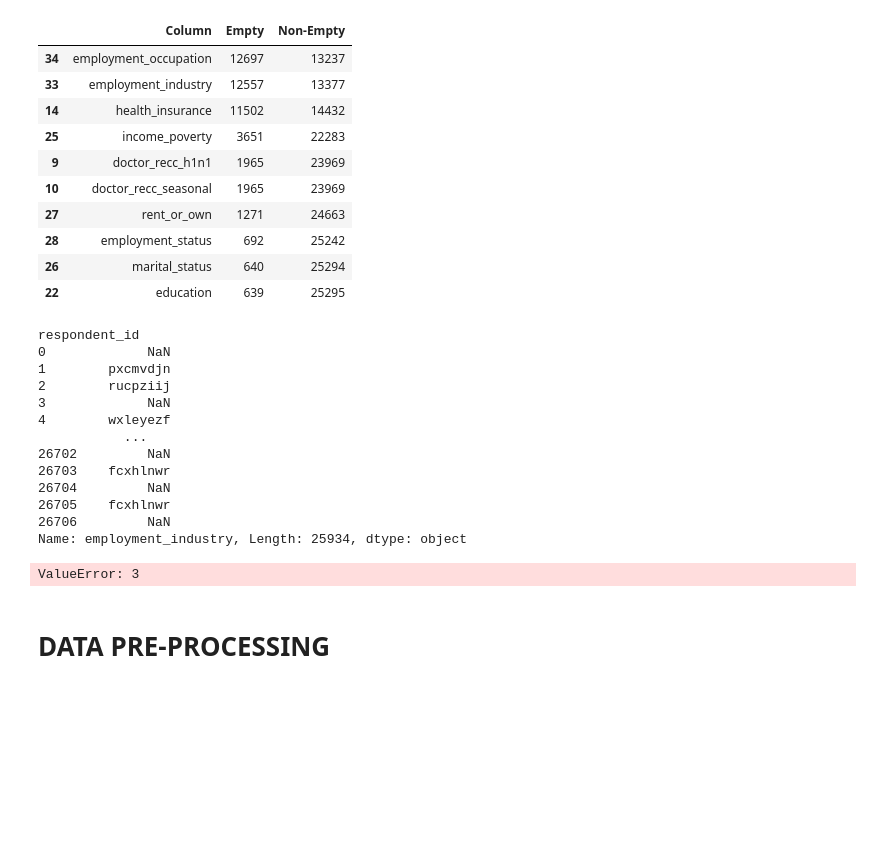
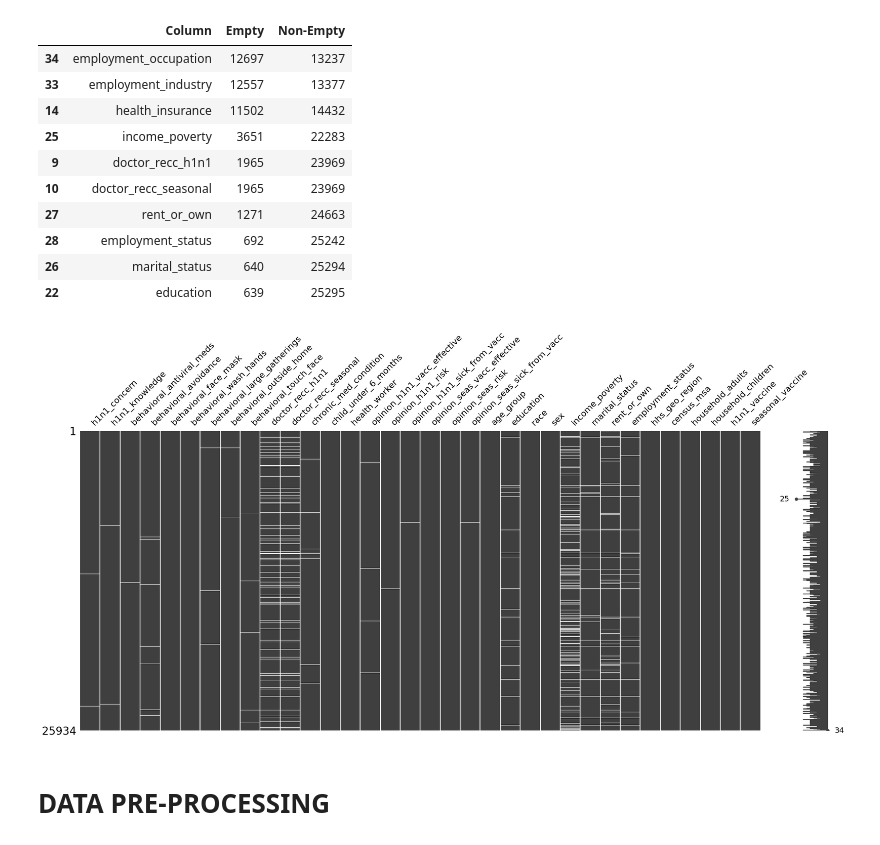
Before and after one commit to dguevaraapaza/H1N1-Seasonal-Flu-Vaccine, a Jupyter notebook: H1N1_and_seasonal_flu_vaccines.ipynb, the cells around one changed output. Saved outputs shown, nothing was run; the diff lists cells and outputs as text; code cells hidden in the pictures; blank space fills up the shorter version.

```diff
--- a/H1N1_and_seasonal_flu_vaccines.ipynb
+++ b/H1N1_and_seasonal_flu_vaccines.ipynb
@@ -125,22 +126,6 @@ na_counts.head(10)
 | 28 | employment_status | 692 | 25242 |
 | 26 | marital_status | 640 | 25294 |
 | 22 | education | 639 | 25295 |
-# %%
-vac.employment_industry
-# %% [output]
-respondent_id
-0             NaN
-1        pxcmvdjn
-2        rucpziij
-3             NaN
-4        wxleyezf
-           ...
-26702         NaN
-26703    fcxhlnwr
-26704         NaN
-26705    fcxhlnwr
-26706         NaN
-Name: employment_industry, Length: 25934, dtype: object
 # %%
 # group variables for imputation
 health_concern = ['h1n1_concern', 'h1n1_knowledge'] # categorical
@@ -159,10 +144,14 @@ household_info = ['hhs_geo_region', 'census_msa', 'household_adults',
 predictors = ['h1n1_vaccine', 'seasonal_vaccine']
 
 # variables to remove
-remove = ['health_insurance', 'employment_industry', 'employment_occupation'], # more than 10 000 empty values
-vac = vac.drop(columns=remove, axis=1)
+remove = ['health_insurance', 'employment_industry', 'employment_occupation'] # more than 10 000 empty values
+vac = vac.drop(columns=remove)
-# %% [output]
-ValueError: 3
+# %%
+# missing values matrix
+msno.matrix(vac)
+plt.show()
+# %% [output]
+[figure, added]
 # %%
 # check the data types
 # for i in vac.columns:
```
Also changed, not shown: parts of 1 cell of this notebook.
